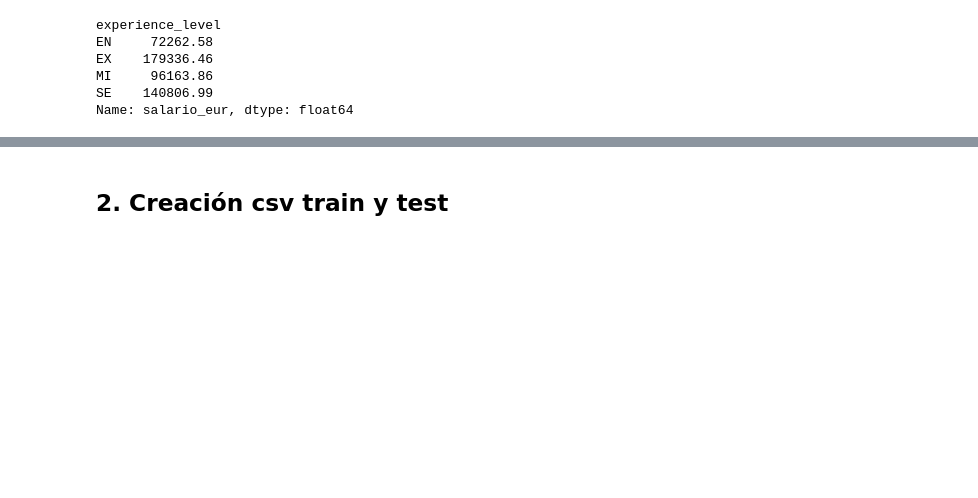
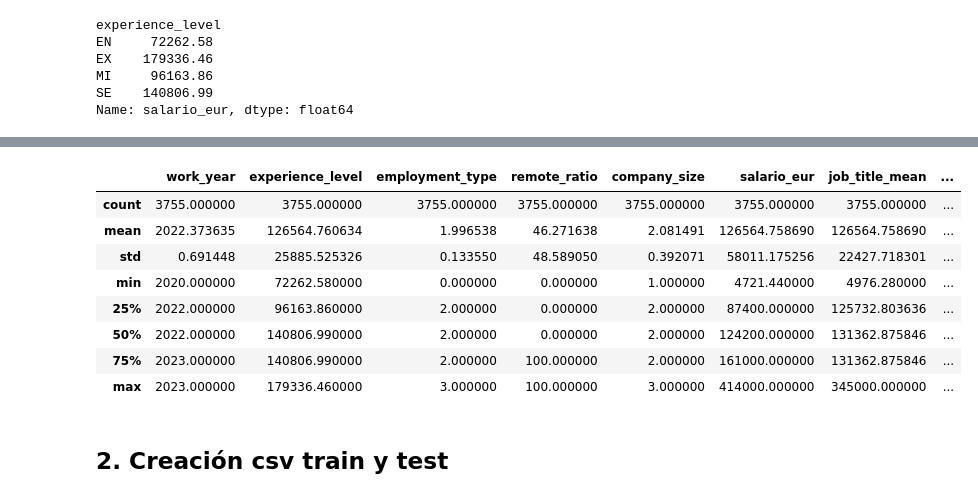
Before and after one commit to JuditRoca/Diabetesprediction, a Jupyter notebook: Notebooks/02_Preprocesamie.ipynb, the cells around one changed output, grey strips where cells are left out. Drawn from its saved outputs; the diff is of its cells as text; code cells hidden in the pictures; blank space fills up the shorter version.

```diff
--- a/Notebooks/02_Preprocesamie.ipynb
+++ b/Notebooks/02_Preprocesamie.ipynb
@@ -134,5 +129,17 @@ Name: salario_eur, Length: 72, dtype: float64
+# %%
+#hacemos mean encoder para las variables de pais y job_title
+mean_encoding_variable1 = df_original.groupby('job_title')['salario_eur'].mean()
+df_original["job_title_mean"] = df_original['job_title'].map(mean_encoding_variable1)
+# %%
+#mean encoder paises
+
+mean_encoding_variable2 = df_original.groupby('company_location')['salario_eur'].mean()
+df_original["company_location_mean"] = df_original['company_location'].map(mean_encoding_variable2)
+
+mean_encoding_variable3 = df_original.groupby('employee_residence')['salario_eur'].mean()
+df_original["employee_location_mean"] = df_original['employee_residence'].map(mean_encoding_variable3)
 # %%
 #encoder label de employment_type y job_title
 from sklearn.preprocessing import LabelEncoder
-cols = ['employment_type','job_title','employee_residence','company_location']
+cols = ['employment_type']
 df_original[cols]=df_original[cols].apply(LabelEncoder().fit_transform)
@@ -139,3 +155,3 @@ df_original[cols]=df_original[cols].apply(LabelEncoder().fit_transform)
 # %%
 #Eliminar variables redundantes.
-df_original.drop(columns=["salary","salary_currency","salary_in_usd"], inplace=True)
+df_original.drop(columns=["salary","salary_currency","salary_in_usd", "company_location", "employee_residence","mismatch"], inplace=True)
@@ -142,3 +167,15 @@ df_original.drop(columns=["salary","salary_currency","salary_in_usd"], inplace=T
+# %%
+df_original.describe()
+# %% [output]
+|  | work_year | experience_level | employment_type | remote_ratio | company_size | salario_eur | job_title_mean | ... |
+| count | 3755.000000 | 3755.000000 | 3755.000000 | 3755.000000 | 3755.000000 | 3755.000000 | 3755.000000 | ... |
+| mean | 2022.373635 | 126564.760634 | 1.996538 | 46.271638 | 2.081491 | 126564.758690 | 126564.758690 | ... |
+| std | 0.691448 | 25885.525326 | 0.133550 | 48.589050 | 0.392071 | 58011.175256 | 22427.718301 | ... |
+| min | 2020.000000 | 72262.580000 | 0.000000 | 0.000000 | 1.000000 | 4721.440000 | 4976.280000 | ... |
+| 25% | 2022.000000 | 96163.860000 | 2.000000 | 0.000000 | 2.000000 | 87400.000000 | 125732.803636 | ... |
+| 50% | 2022.000000 | 140806.990000 | 2.000000 | 0.000000 | 2.000000 | 124200.000000 | 131362.875846 | ... |
+| 75% | 2023.000000 | 140806.990000 | 2.000000 | 100.000000 | 2.000000 | 161000.000000 | 131362.875846 | ... |
+| max | 2023.000000 | 179336.460000 | 3.000000 | 100.000000 | 3.000000 | 414000.000000 | 345000.000000 | ... |
 # %% [markdown]
 ## 2. Creación csv train y test
 # %%
```
Also changed, not shown: parts of 6 cells of this notebook, 6 other files.
